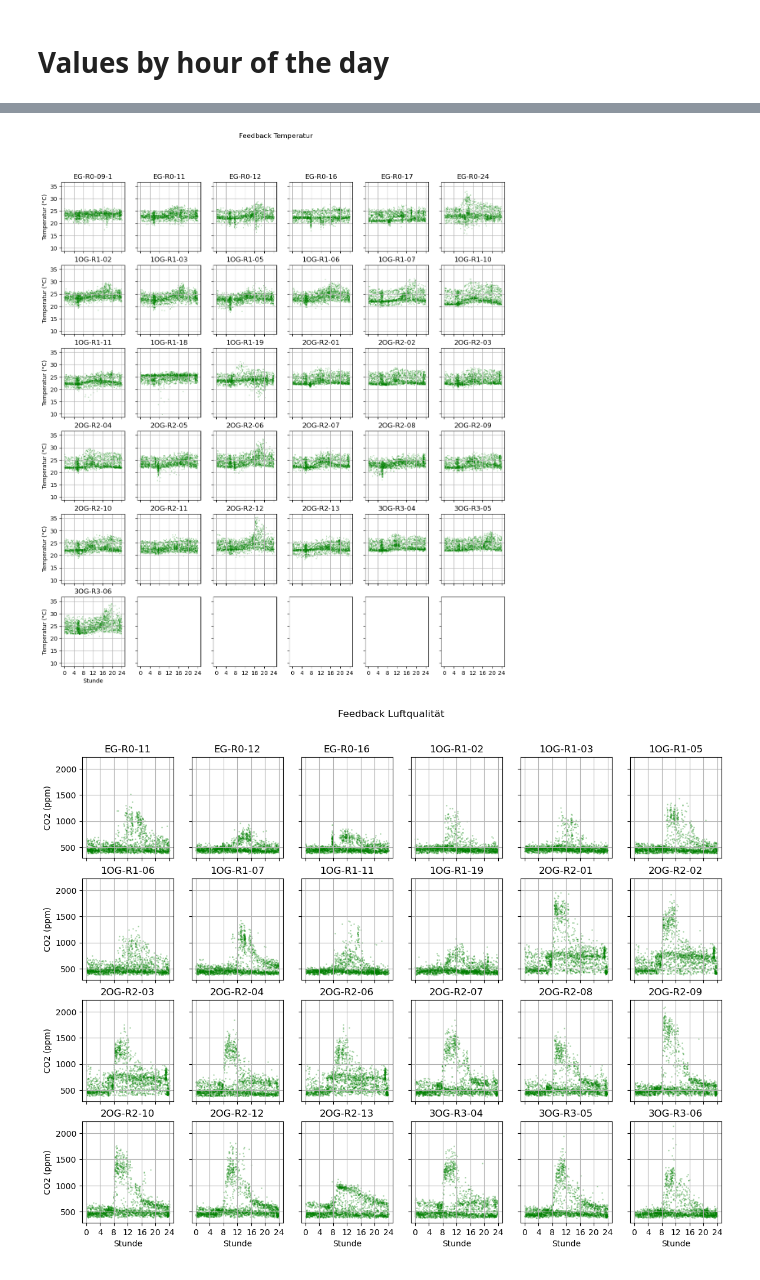
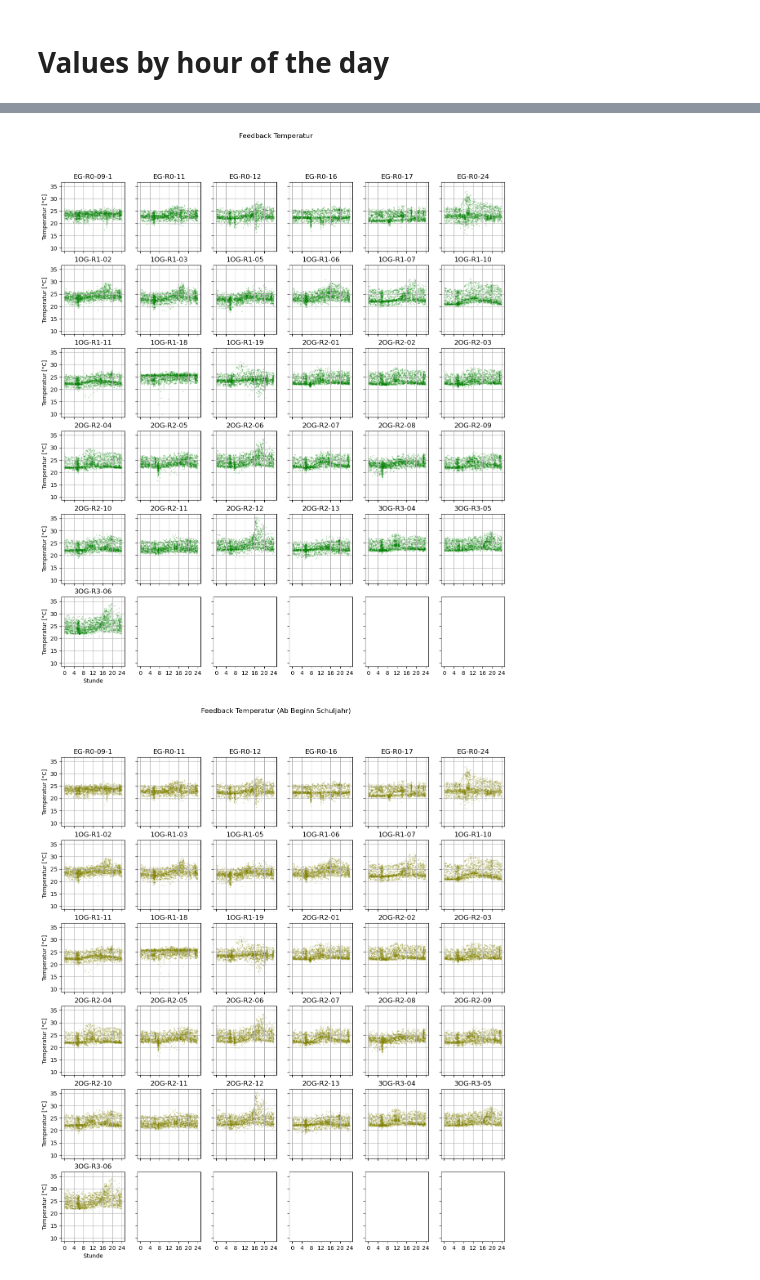
Before and after one commit to tug-cps/SchoolFeedback, a Jupyter notebook: notebooks/analyse_room_data.ipynb, the cells around one changed output, grey strips where cells are left out. Drawn from its saved outputs; the diff is of its cells as text; code cells hidden in the pictures.

```diff
--- a/notebooks/analyse_room_data.ipynb
+++ b/notebooks/analyse_room_data.ipynb
@@ -46,8 +53,10 @@ for floor in dir_list.keys():
 # %%
 rooms_data = [rooms_temp, rooms_qual]
-rooms_df_data = [rooms_temp_df, rooms_qual_df]
+#rooms_data_list = [rooms_temp_list, rooms_qual_list]
+rooms_data_feedback_period = [rooms_temp_feedback_period, rooms_qual_feedback_period]
 names_list = [names_temp, names_qual]
 titles = ["Temperatur", "Luftqualität"]
 axes = ['Temperatur (°C)', 'CO2 (ppm)']
+units = ['°C', 'ppm']
 # %% [markdown]
 # Histogram
@@ -93,21 +140,2 @@ for rooms, names, title, xaxis, n_rows in zip(rooms_data, names_list, titles, ax
 # %% [markdown]
 # Violin Plot
-# %%
-for rooms, names, title, yaxis in zip(
-    [rooms_temp, rooms_qual],
-    [names_temp, names_qual],
-    ["Temperatur", "Luftqualität"],
-    ['Temperatur (°C)', 'CO2 (ppm)']
-    ):
-    fig, ax = plt.subplots(figsize=(16, 4))
-
-    ax.violinplot(rooms, widths=1, showmeans=True, showextrema=True)
-    ax.set_title('Verteilung der ' + title)
-    ax.set_xlabel('Raum')
-    ax.set_ylabel(yaxis)
-    ax.set_xticks(ticks=np.arange(1, len(rooms)+1), labels=names, rotation='vertical')
-    plt.grid(axis='y')
-    plt.tight_layout()
-
-    plt.savefig("../plots/distribution_plots/Distribution " + title + ".png")
-    plt.show()
@@ -141,29 +211,35 @@ for rooms, name, xaxis in zip(rooms_df_data, titles, axes):
 # %%
 n_rows_list = [6, 4]
-for rooms, name, axis, n_rows in zip(rooms_df_data, titles, axes, n_rows_list):
 
+def plot_multiple_scatter(rooms, measurement, unit, n_rows, color, feedback_period=False):
     fig, axs = plt.subplots(nrows=n_rows, ncols=6, figsize=(14, n_rows*2.5), sharex=True, sharey=True)
     fig.subplots_adjust(top=0.9)
     fig.add_gridspec(3, hspace=5)
 
     for it, room in enumerate(rooms):
         current_row = int(it / 6)
         current_col = it % 6
         ax = axs[current_row, current_col]
-        ax.scatter(room.loc[:, 'Minute'], room.iloc[:,[0]], c='green', s=1.2, alpha=0.2)
+        ax.scatter(room.loc[:, 'Minute'], room.iloc[:,[0]], c=color, s=1.2, alpha=0.2)
         ax.set_title(room.iloc[:,0].name)
         ax.set_xlabel("Stunde")
-        ax.set_ylabel(axis)
+        ax.set_ylabel(f'{measurement} [{unit}]')
         ax.set_xticks(np.arange(0, 25, 4) * 60, np.arange(0, 25, 4))
         ax.label_outer()
         ax.grid()
-        #props = dict(boxstyle='round', facecolor='wheat', alpha=0.7)
-        #ax.text(0.05, 0.1, f"Gesamt: {grouped_data['count'].sum()}", transform=ax.transAxes, verticalalignment='top', bbox=props, fontsize=7)
 
-    #plt.tight_layout()
-    plt.suptitle(f"Feedback {name}", verticalalignment='top')
-    plt.savefig("../plots/room_values_by_hour/" + name + "_by_datetime_Subplots.png")
+    if feedback_period:
+        plt.suptitle(f"Feedback {measurement} (Ab Beginn Schuljahr)")
+        plt.savefig("../plots/room_values_by_hour/" + measurement + "_by_datetime_Subplots_feedback period.png")
+    else:
+        plt.suptitle(f"Feedback {measurement}")
+        plt.savefig("../plots/room_values_by_hour/" + measurement + "_by_datetime_Subplots.png")
+
     plt.show()
+
+for rooms, measurement, unit, n_rows in zip(rooms_data, titles, units, n_rows_list):
+    plot_multiple_scatter(rooms, measurement, unit, n_rows, 'green')
+    plot_multiple_scatter(rooms, measurement, unit, n_rows, 'olive', feedback_period=True)
 # %% [output]
 [figure]
-[figure, old version]
+[figure, new version]
```
Also changed, not shown: parts of 9 cells of this notebook, 20 other files.
